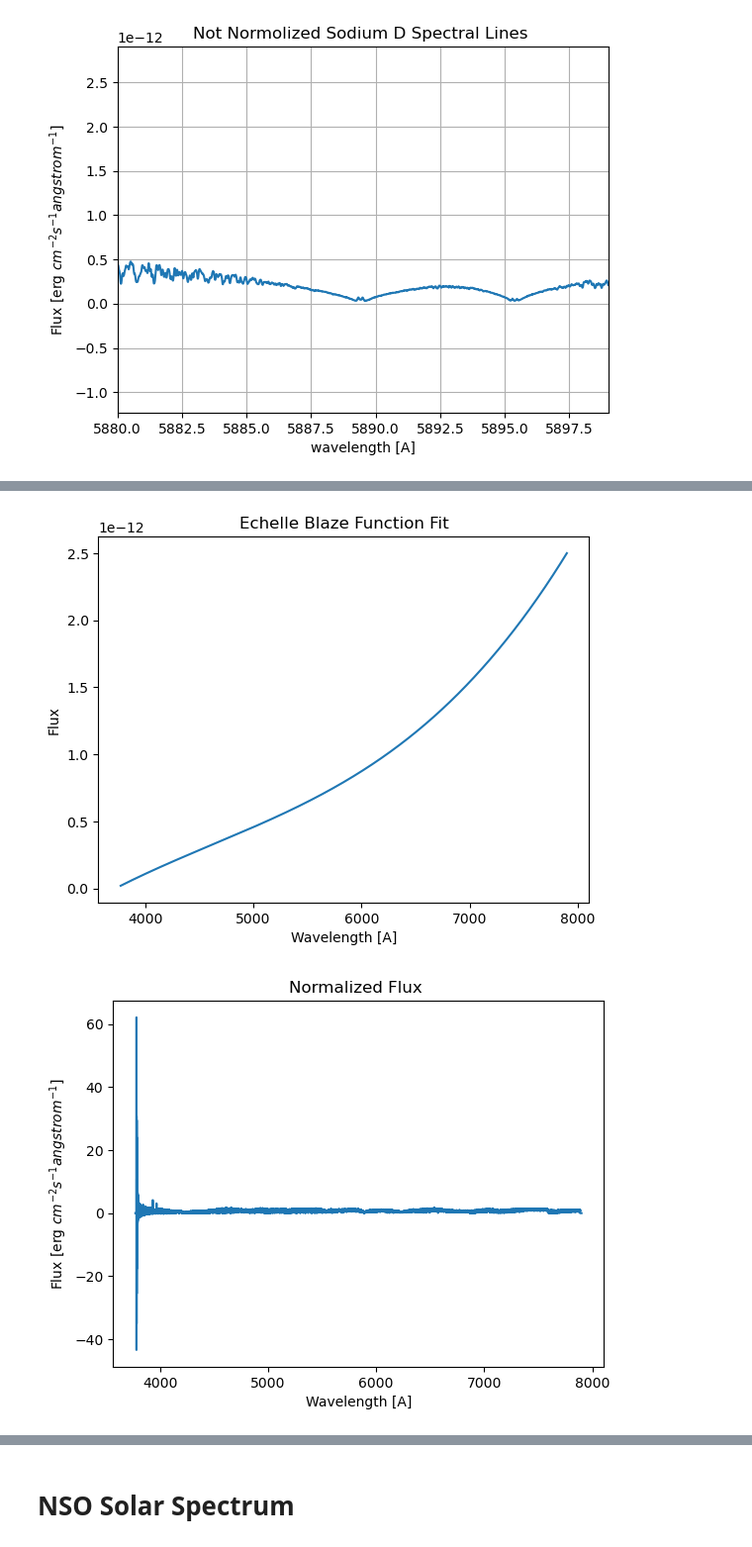
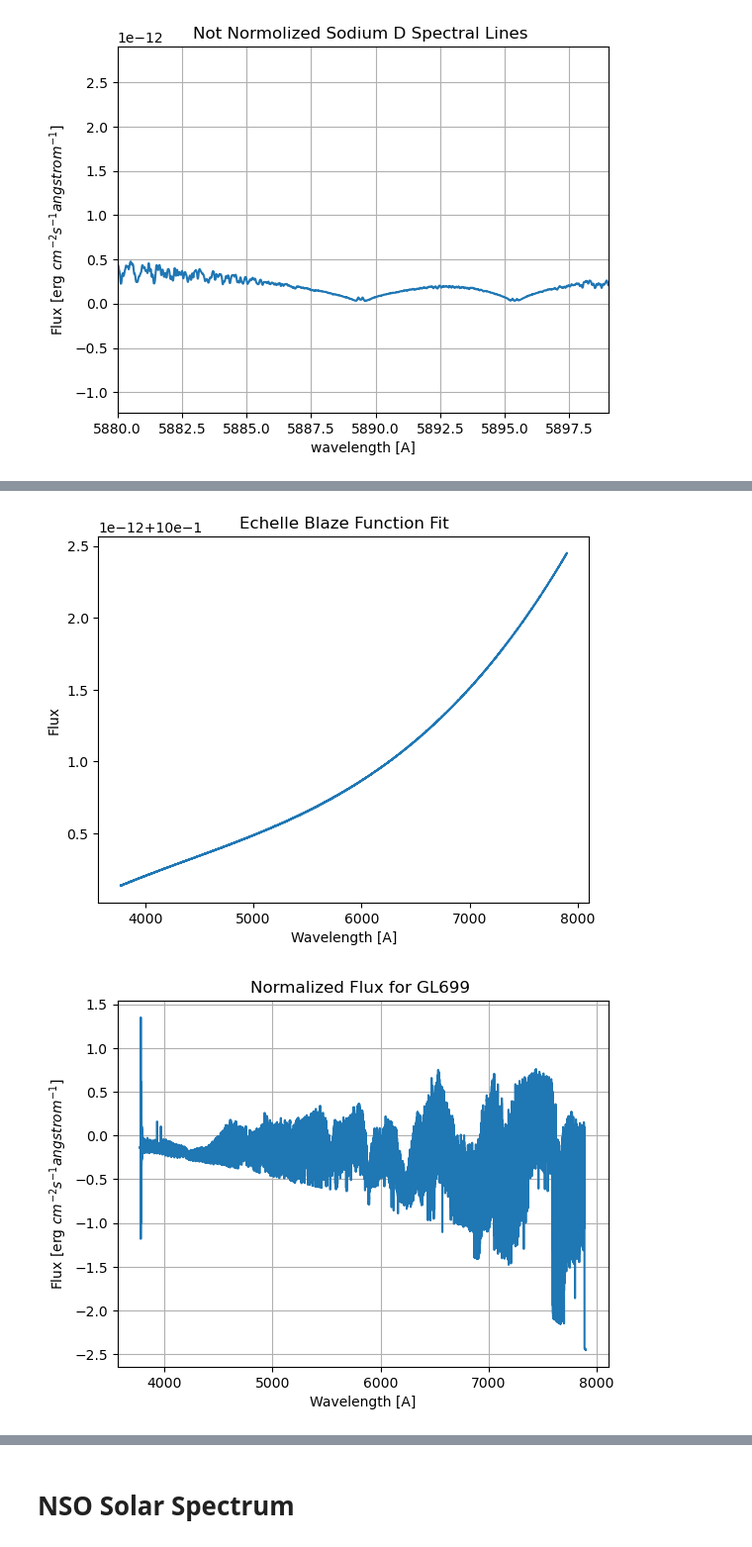
Before and after one commit to howardisaacson/Intro-2-Spectra, a Jupyter notebook: analysis/ESPRESSO/GL699 Spectral Lines.ipynb, the cells around one changed output, grey strips where cells are left out. Shown at 99% size. Drawn from its saved outputs; the diff is of its cells as text; code cells hidden in the pictures.

```diff
--- a/analysis/ESPRESSO/GL699 Spectral Lines.ipynb
+++ b/analysis/ESPRESSO/GL699 Spectral Lines.ipynb
@@ -66,9 +67,10 @@ Text(0.5, 1.0, 'Not Normolized Sodium D Spectral Lines ')
 #dividing tauceti flux specctrum by the fit of 95th percentile flux values
 #still NOT normalized
 
-bin = 100
+#try different bin size like 50
+bin = 50
 wave = evt_data['WAVE'][0][:]
-flux = evt_data['FLUX'][0][:]
+flux = evt_data['FLUX'][0][:] + 1
 # this list will contain the indices corresponding to each of the 95th percentile flux values in each bin
 indices = []
 
@@ -80,6 +82,7 @@ for i in np.arange((len(wave) - (bin)), step = bin):
     # find the 95th percentile flux value: we use 95 to get the maximum flux value in general
     # but avoid issues with cosmic rays and other emission lines
     flux_in_bin = np.percentile(flux_values, 95)
+
     # find the closest value in the flux array to the 95th percentile value
     absolute_difference_function = lambda list_value : abs(list_value - flux_in_bin)
     flux_in_bin = min(flux_values.tolist(), key=absolute_difference_function)
@@ -116,16 +119,17 @@ plt.ylabel('Flux')
 plt.title('Echelle Blaze Function Fit')
 plt.show()
 # %% [output]
-[figure, old version]
+[figure, new version]
 # %%
 #for all data
 #dividing the fit from data
 #this is normalizing all of the data
-first_normalized_flux = flux / flux_fit
-plt.plot(wave, first_normalized_flux)
+first_normalized_flux = flux  / flux_fit - 1
+plt.plot(wave, first_normalized_flux * 1e12)
 plt.xlabel('Wavelength [A]')
 plt.ylabel('Flux [erg $cm^{-2}$$s^{-1}$$angstrom^{-1}$]')
-plt.title('Normalized Flux ')
+plt.title('Normalized Flux for GL699')
+plt.grid()
 plt.show()
 # %% [output]
-[figure, old version]
+[figure, new version]
```
Also changed, not shown: parts of 7 cells of this notebook, 1 other file.
